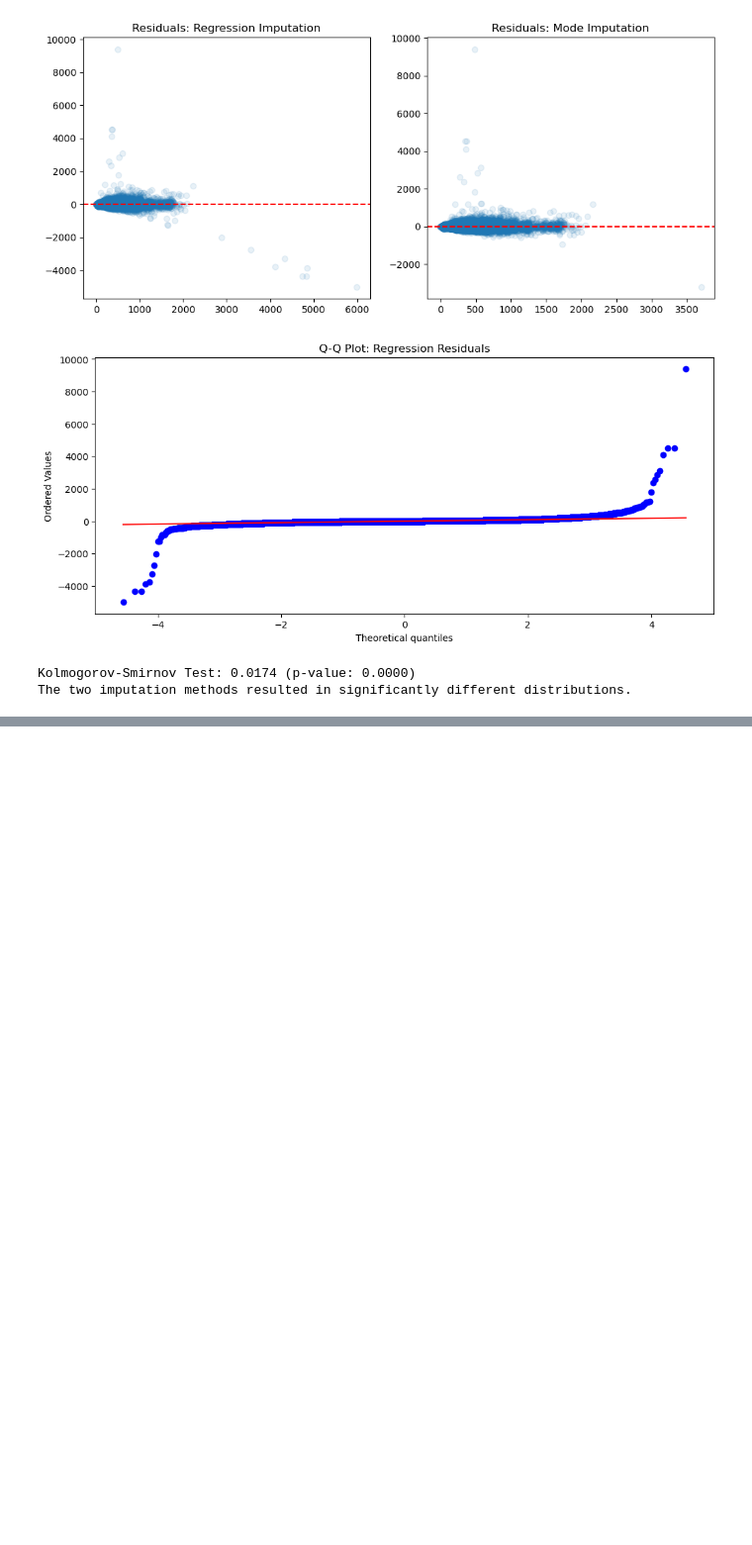
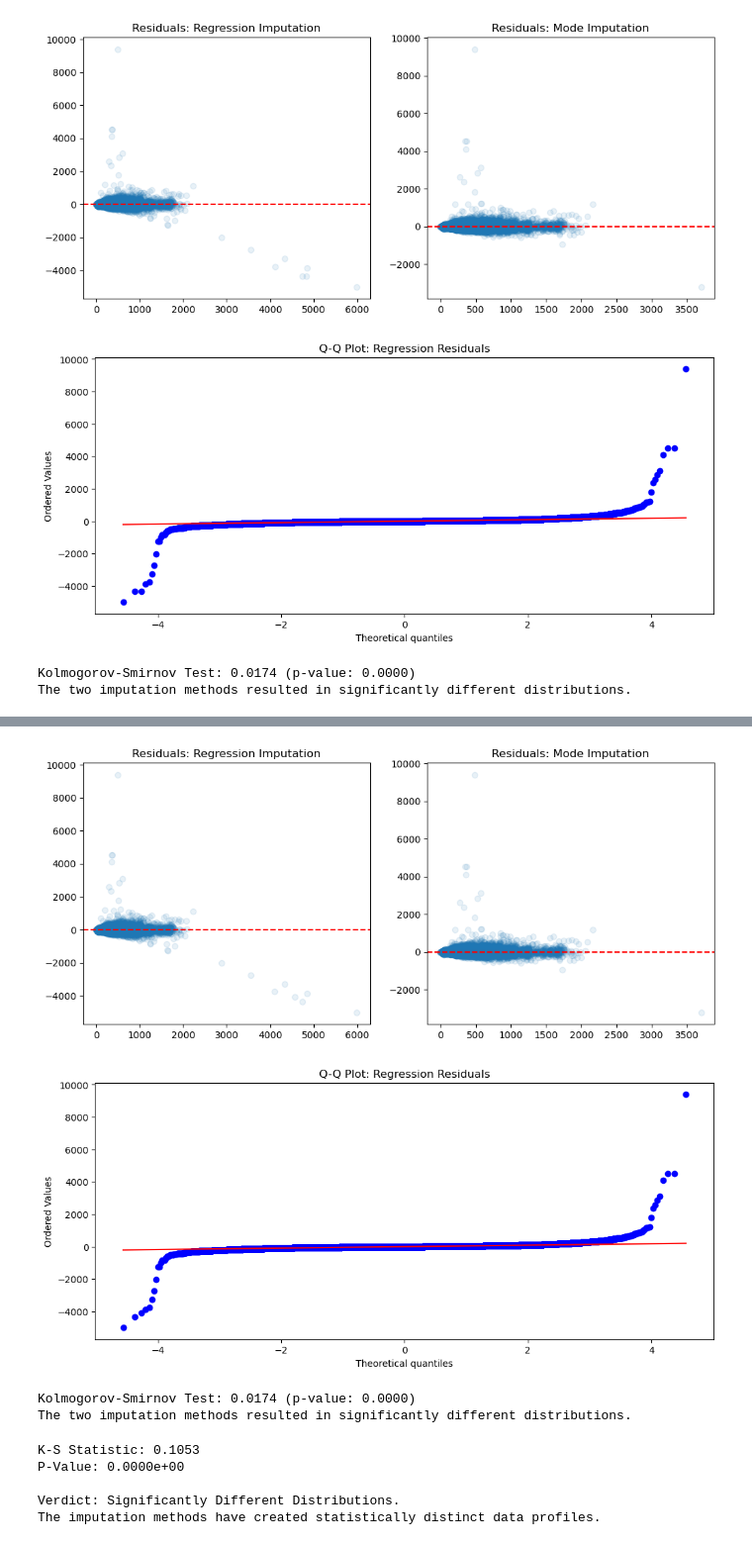
Before and after one commit to BALAJI-SK/irish-home-retrofit-prediction, a Jupyter notebook: row_cleaning.ipynb, the cells around one changed output, grey strips where cells are left out. Shown at 99% size. Drawn from its saved outputs; the diff is of its cells as text; code cells hidden in the pictures; blank space fills up the shorter version.

```diff
--- a/row_cleaning.ipynb
+++ b/row_cleaning.ipynb
@@ -639,0 +996,73 @@ The two imputation methods resulted in significantly different distributions.
+# %%
+#Visual Validation (Residual & Q-Q Plots)
+#Patterns in residuals reveal inadequacies in the model or violations of assumptions.
+# 3. Plotting Residuals
+plt.figure(figsize=(12, 5))
+
+plt.subplot(1, 2, 1)
+plt.scatter(preds_reg, res_reg, alpha=0.1)
+plt.title("Residuals: Regression Imputation")
+plt.axhline(0, color='red', linestyle='--')
+
+plt.subplot(1, 2, 2)
+plt.scatter(preds_mode, res_mode, alpha=0.1)
+plt.title("Residuals: Mode Imputation")
+plt.axhline(0, color='red', linestyle='--')
+plt.show()
+
+# 4. Q-Q Plot for Normality Check [cite: 64]
+plt.figure(figsize=(12, 5))
+stats.probplot(res_reg, dist="norm", plot=plt)
+plt.title("Q-Q Plot: Regression Residuals")
+plt.show()
+# %% [output]
+[figure, added]
+[figure, added]
+# %%
+# 3. Kolmogorov-Smirnov (K-S) Test
+# Use this to compare the two imputed samples to see which one "departs" more from the expected distribution.
+# Compare the distribution of a key imputed column (e.g., HSMainSystemEfficiency)
+# to see which method distorted the original distribution more.
+ks_stat, p_val = stats.ks_2samp(df_reg['HSMainSystemEfficiency'], df_mode['HSMainSystemEfficiency'])
+
+print(f"\nKolmogorov-Smirnov Test: {ks_stat:.4f} (p-value: {p_val:.4f})")
+if p_val < 0.05:
+    print("The two imputation methods resulted in significantly different distributions.")
+# %% [output]
+Kolmogorov-Smirnov Test: 0.0174 (p-value: 0.0000)
+The two imputation methods resulted in significantly different distributions.
+# %%
+import pandas as pd
+from scipy.stats import ks_2samp
+
+# 1. Load your two versions of the data
+df_reg = pd.read_parquet('BER_Cleaned_Imputed_Regression.parquet')
+df_mode = pd.read_parquet('BER_Cleaned_Final_fill_missing_values.parquet')
+
+# 2. Select a key column that was imputed (e.g., HSMainSystemEfficiency)
+# It is important to compare the same attribute across both methods
+column_to_test = 'HSMainSystemEfficiency'
+
+data_reg = df_reg[column_to_test].dropna()
+data_mode = df_mode[column_to_test].dropna()
+
+# 3. Perform the Two-Sample Kolmogorov-Smirnov Test
+statistic, p_value = ks_2samp(data_reg, data_mode)
+
+print(f"K-S Statistic: {statistic:.4f}")
+print(f"P-Value: {p_value:.4e}")
+
+# 4. Interpret the results based on lecture criteria
+alpha = 0.05
+if p_value < alpha:
+    print("\nVerdict: Significantly Different Distributions.")
+    print("The imputation methods have created statistically distinct data profiles.")
+else:
+    print("\nVerdict: Distributions are Similar.")
+    print("The imputation methods preserved the same underlying distribution.")
+# %% [output]
+K-S Statistic: 0.1053
+P-Value: 0.0000e+00
+
+Verdict: Significantly Different Distributions.
+The imputation methods have created statistically distinct data profiles.
```
Also changed, not shown: parts of 13 cells of this notebook, 16 other files.
